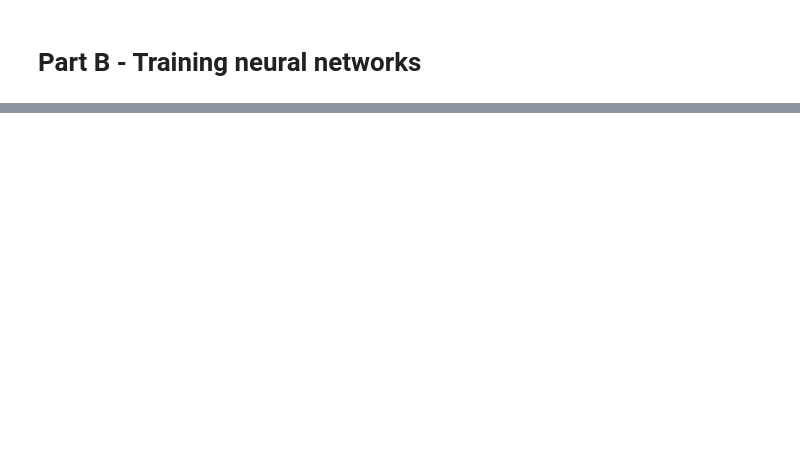
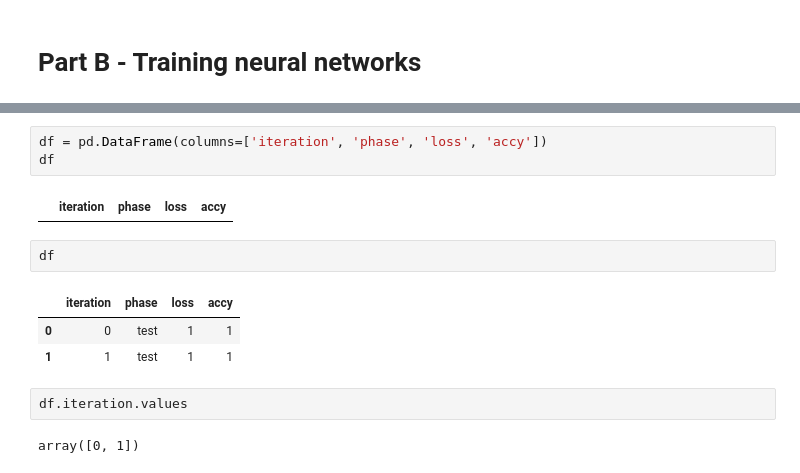
Before and after one commit to mattragoza/CS2078, a Jupyter notebook: hw2/hw2.ipynb, the cells around one changed output, grey strips where cells are left out. Cells and saved outputs as stored; diff of their text form; blank space fills up the shorter version.

```diff
--- a/hw2/hw2.ipynb
+++ b/hw2/hw2.ipynb
@@ -249,0 +202,15 @@ Epoch 10
+# %%
+df = pd.DataFrame(columns=['iteration', 'phase', 'loss', 'accy'])
+df
+# %% [output]
+|  | iteration | phase | loss | accy |
+# %%
+df
+# %% [output]
+|  | iteration | phase | loss | accy |
+| 0 | 0 | test | 1 | 1 |
+| 1 | 1 | test | 1 | 1 |
+# %%
+df.iteration.values
+# %% [output]
+array([0, 1])
```
Also changed, not shown: parts of 12 cells of this notebook.
